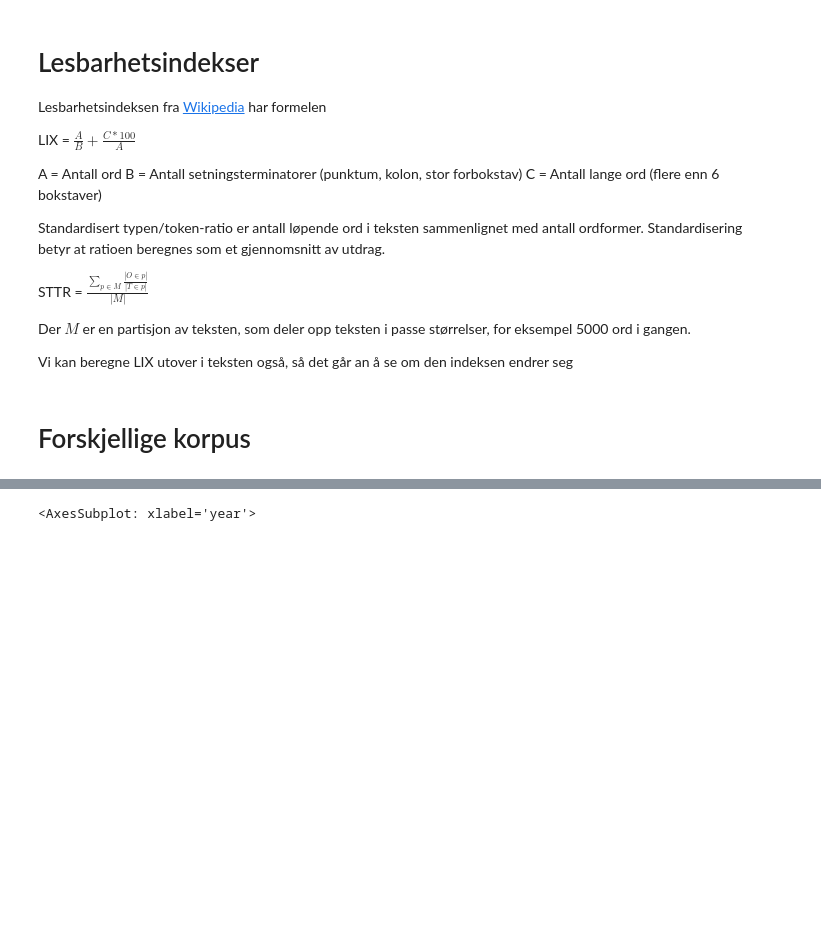
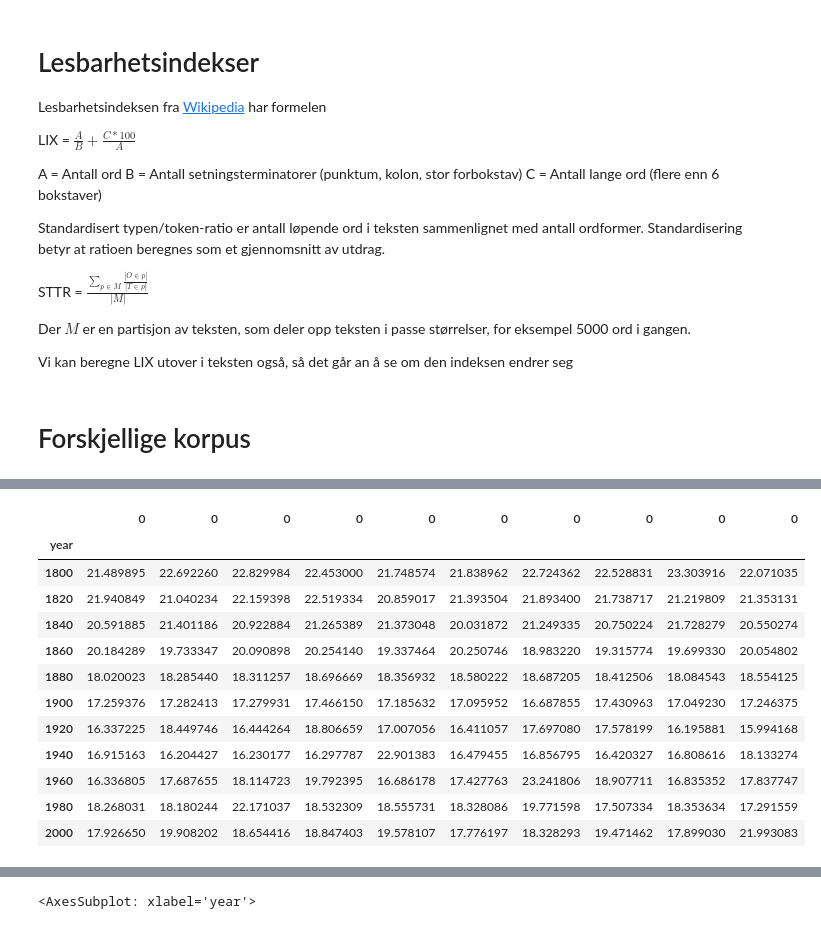
Before and after one commit to Yoonsen/LIX, a Jupyter notebook: lix_compute.ipynb, the cells around one changed output, grey strips where cells are left out. Cells and saved outputs as stored; diff of their text form; code cells hidden in the pictures; blank space fills up the shorter version.

```diff
--- a/lix_compute.ipynb
+++ b/lix_compute.ipynb
@@ -110,0 +102,16 @@ runs = [sent_length_change(year=1800, doctype='digibok', sample_size=200, step=1
+# %%
+a
+# %% [output]
+|  | 0 | 0 | 0 | 0 | 0 | 0 | 0 | 0 | 0 | 0 |
+| year |  |  |  |  |  |  |  |  |  |  |
+| 1800 | 21.489895 | 22.692260 | 22.829984 | 22.453000 | 21.748574 | 21.838962 | 22.724362 | 22.528831 | 23.303916 | 22.071035 |
+| 1820 | 21.940849 | 21.040234 | 22.159398 | 22.519334 | 20.859017 | 21.393504 | 21.893400 | 21.738717 | 21.219809 | 21.353131 |
+| 1840 | 20.591885 | 21.401186 | 20.922884 | 21.265389 | 21.373048 | 20.031872 | 21.249335 | 20.750224 | 21.728279 | 20.550274 |
+| 1860 | 20.184289 | 19.733347 | 20.090898 | 20.254140 | 19.337464 | 20.250746 | 18.983220 | 19.315774 | 19.699330 | 20.054802 |
+| 1880 | 18.020023 | 18.285440 | 18.311257 | 18.696669 | 18.356932 | 18.580222 | 18.687205 | 18.412506 | 18.084543 | 18.554125 |
+| 1900 | 17.259376 | 17.282413 | 17.279931 | 17.466150 | 17.185632 | 17.095952 | 16.687855 | 17.430963 | 17.049230 | 17.246375 |
+| 1920 | 16.337225 | 18.449746 | 16.444264 | 18.806659 | 17.007056 | 16.411057 | 17.697080 | 17.578199 | 16.195881 | 15.994168 |
+| 1940 | 16.915163 | 16.204427 | 16.230177 | 16.297787 | 22.901383 | 16.479455 | 16.856795 | 16.420327 | 16.808616 | 18.133274 |
+| 1960 | 16.336805 | 17.687655 | 18.114723 | 19.792395 | 16.686178 | 17.427763 | 23.241806 | 18.907711 | 16.835352 | 17.837747 |
+| 1980 | 18.268031 | 18.180244 | 22.171037 | 18.532309 | 18.555731 | 18.328086 | 19.771598 | 17.507334 | 18.353634 | 17.291559 |
+| 2000 | 17.926650 | 19.908202 | 18.654416 | 18.847403 | 19.578107 | 17.776197 | 18.328293 | 19.471462 | 17.899030 | 21.993083 |
```
Also changed, not shown: parts of 12 cells of this notebook.
